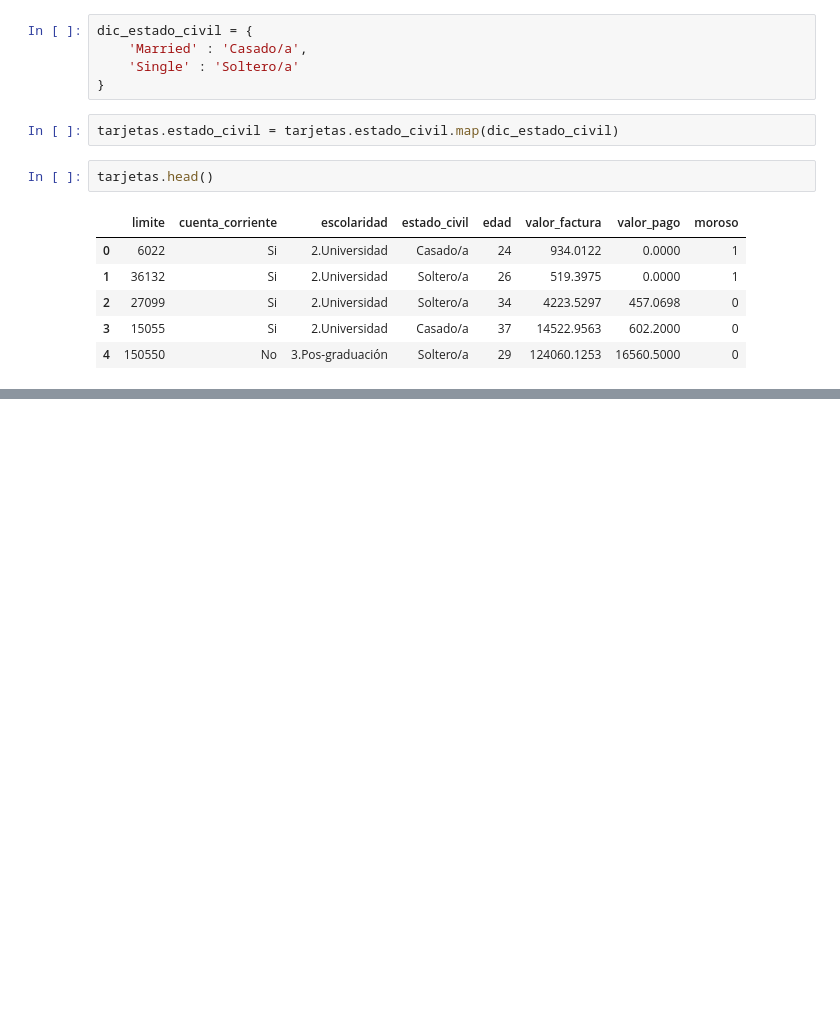
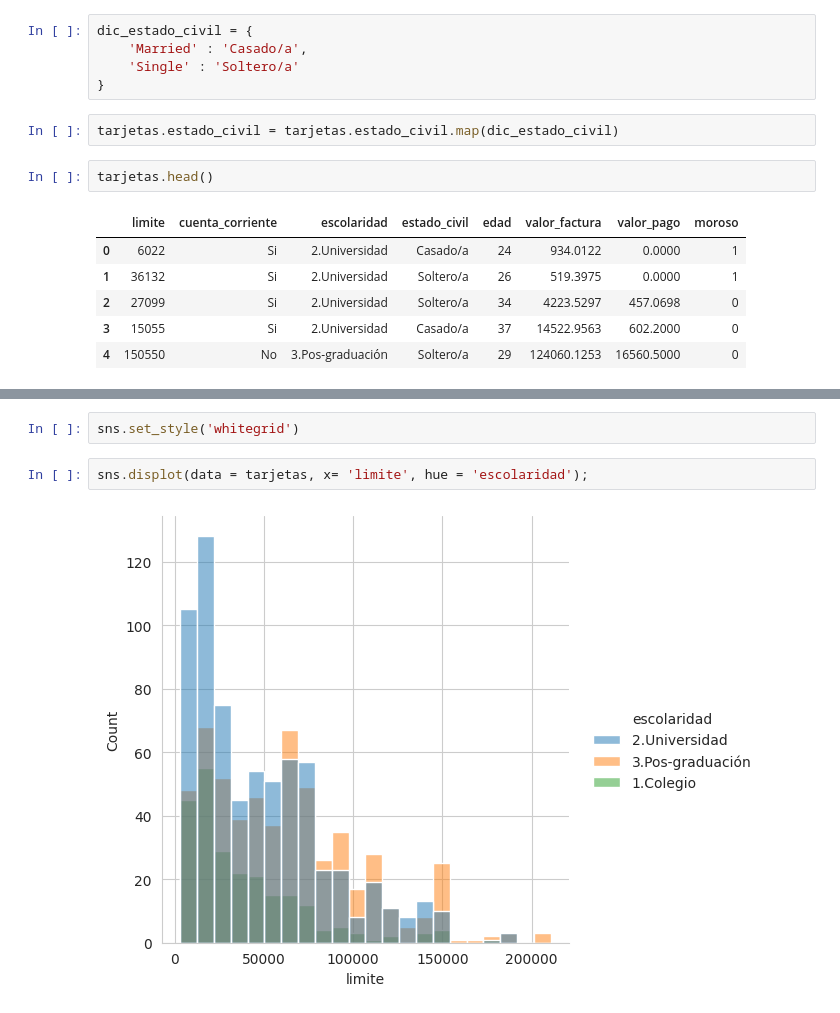
Before and after one commit to natalyq1/seaborn_python_, a Jupyter notebook: Seaborn_Analisis_de_datos.ipynb, the cells around one changed output, grey strips where cells are left out. Cells and saved outputs as stored; diff of their text form; blank space fills up the shorter version.

```diff
--- a/Seaborn_Analisis_de_datos.ipynb
+++ b/Seaborn_Analisis_de_datos.ipynb
@@ -148,0 +216,6 @@ tarjetas.head()
+# %%
+sns.set_style('whitegrid')
+# %%
+sns.displot(data = tarjetas, x= 'limite', hue = 'escolaridad');
+# %% [output]
+[figure, added]
```
Also changed, not shown: parts of 16 cells of this notebook.
